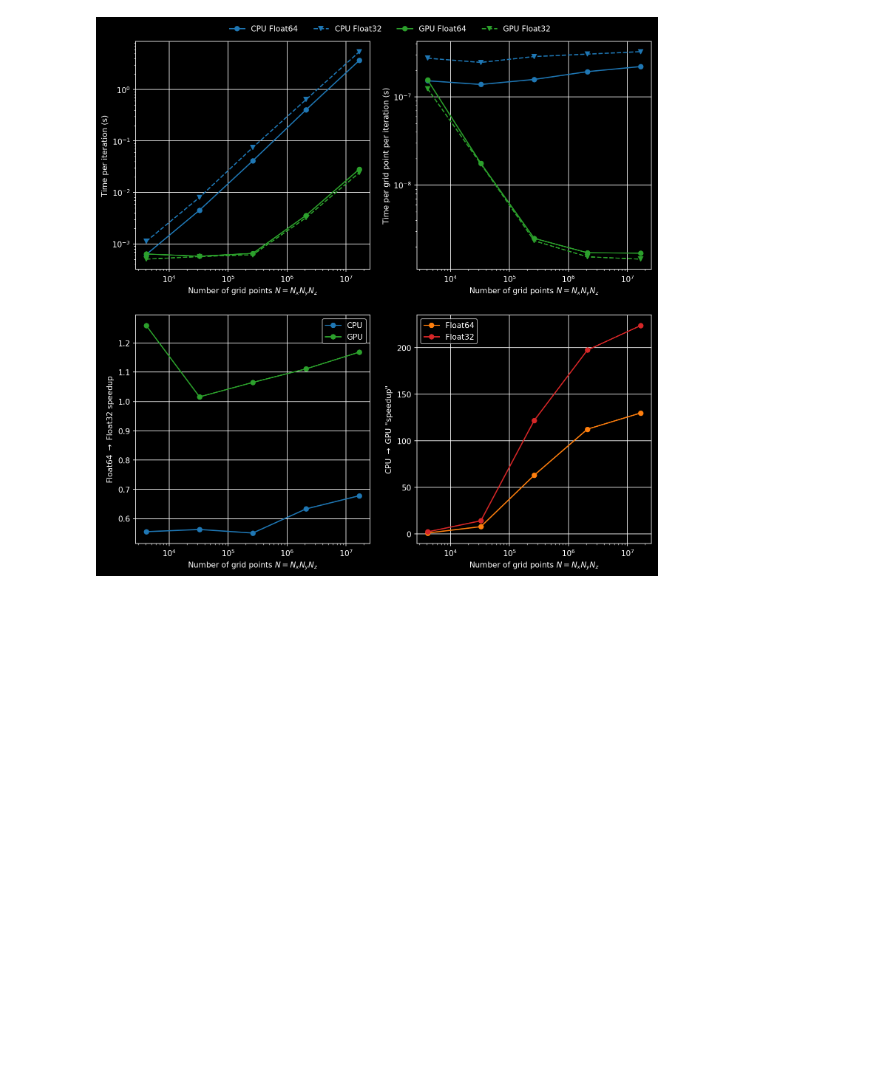
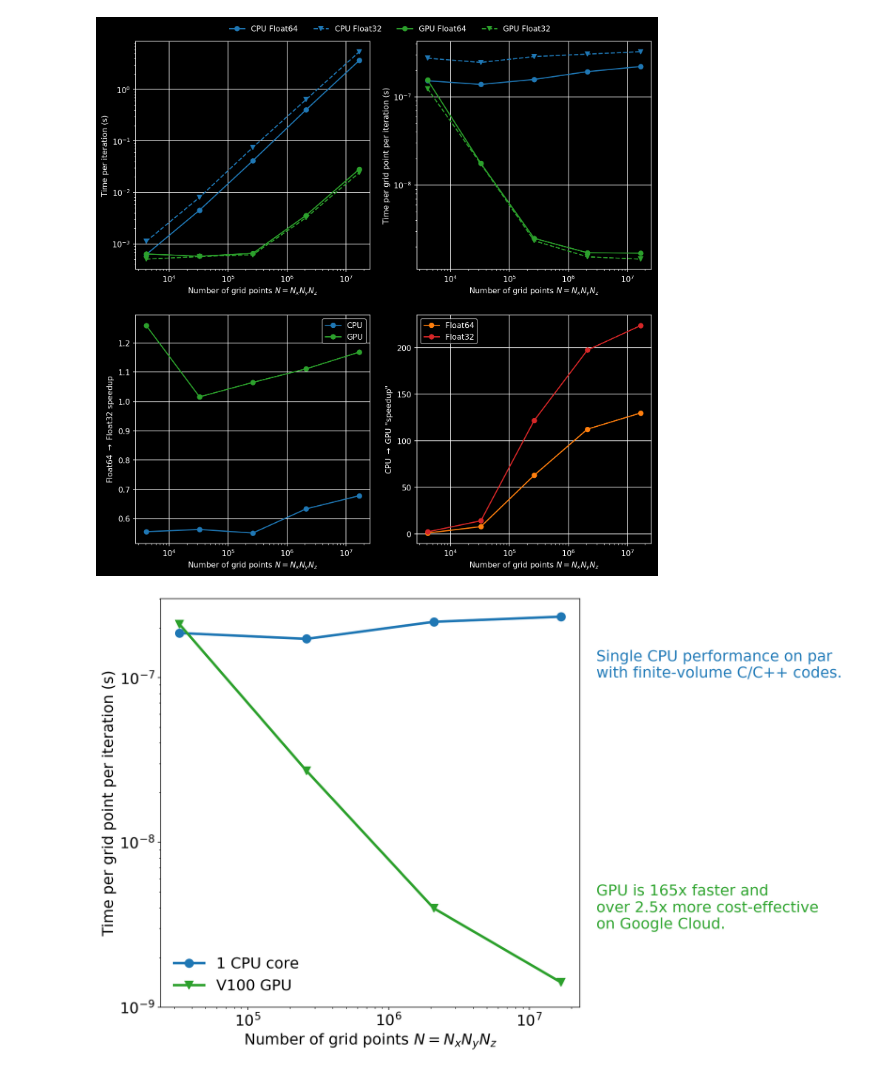
Before and after one commit to ali-ramadhan/random-jupyter-notebooks, a Jupyter notebook: Oceananigans.jl/Benchmark plots.ipynb, the cells around one changed output. Cells and saved outputs as stored; diff of their text form; code cells hidden in the pictures; blank space fills up the shorter version.

Commit message:
Update benchmarks plot

```diff
--- a/Oceananigans.jl/Benchmark plots.ipynb
+++ b/Oceananigans.jl/Benchmark plots.ipynb
@@ -2,5 +2,5 @@
 import numpy as np
 import matplotlib.pyplot as plt
 
-plt.style.use('dark_background')
+# plt.style.use('dark_background')
 # %%
@@ -55,3 +55,30 @@ plt.grid()
 plt.show()
 # %% [output]
 [figure]
+# %%
+import numpy as np
+import matplotlib
+import matplotlib.pyplot as plt
+
+matplotlib.rcParams.update({'font.size': 18})
+# plt.style.use('dark_background')
+
+N = np.array([32**3, 64**3, 128**3, 256**3])
+cpu64_ts = np.array([6.09e-3, 44.9e-3, 456e-3, 3.92])
+gpu64_ts = np.array([6.88e-3, 7.09e-3, 8.33e-3, 23.7e-3])
+
+fig = plt.figure(figsize=(9, 9), dpi=150)
+
+plt.loglog(N, cpu64_ts / N, color="tab:blue", linestyle="-", linewidth=3, marker="o", markersize=10, label="1 CPU core")
+plt.loglog(N, gpu64_ts / N, color="tab:green", linestyle="-", linewidth=3, marker="v", markersize=10, label="V100 GPU")
+plt.xlabel("Number of grid points $N = N_xN_yN_z$")
+plt.ylabel("Time per grid point per iteration (s)")
+plt.ylim([1e-9, 3e-7])
+plt.legend(frameon=False)
+
+plt.text(3e7, 1e-7, "Single CPU performance on par\nwith finite-volume C/C++ codes.", color="tab:blue")
+plt.text(3e7, 3e-9, "GPU is 165x faster and\nover 2.5x more cost-effective\non Google Cloud.", color="tab:green")
+
+plt.show()
+# %% [output]
+[figure, added]
```
Also changed, not shown: parts of 1 cell of this notebook.
